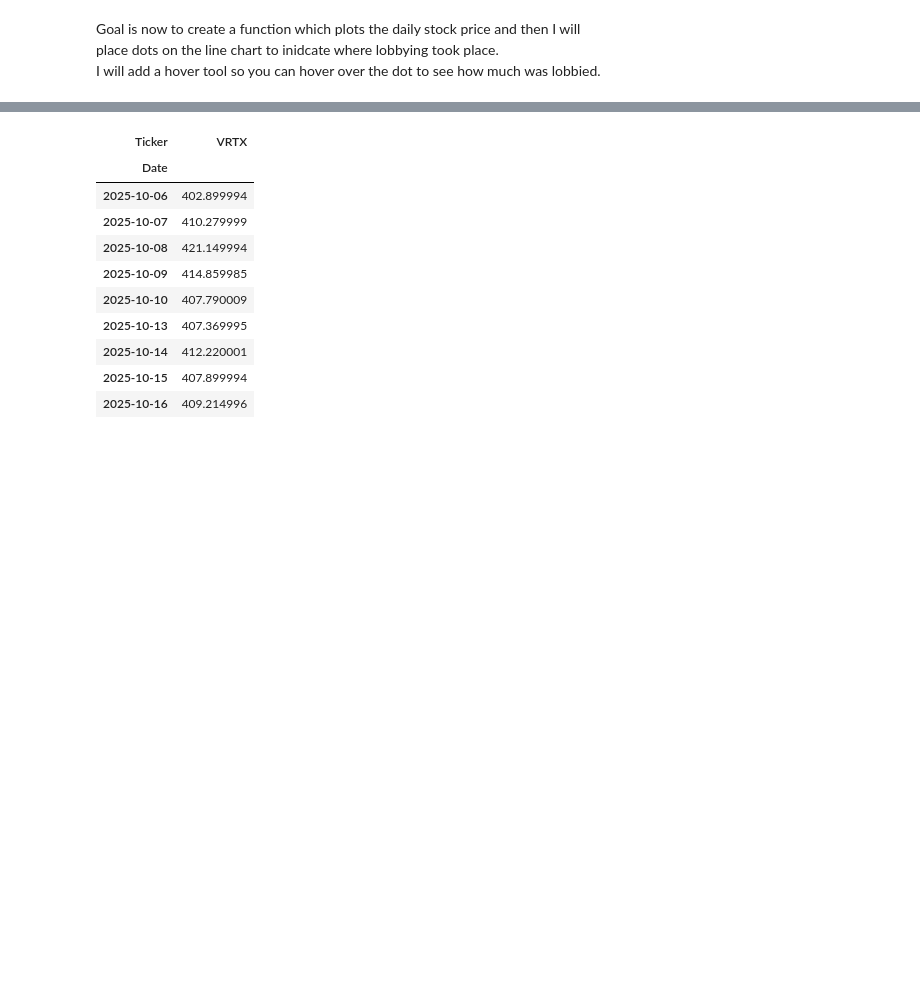
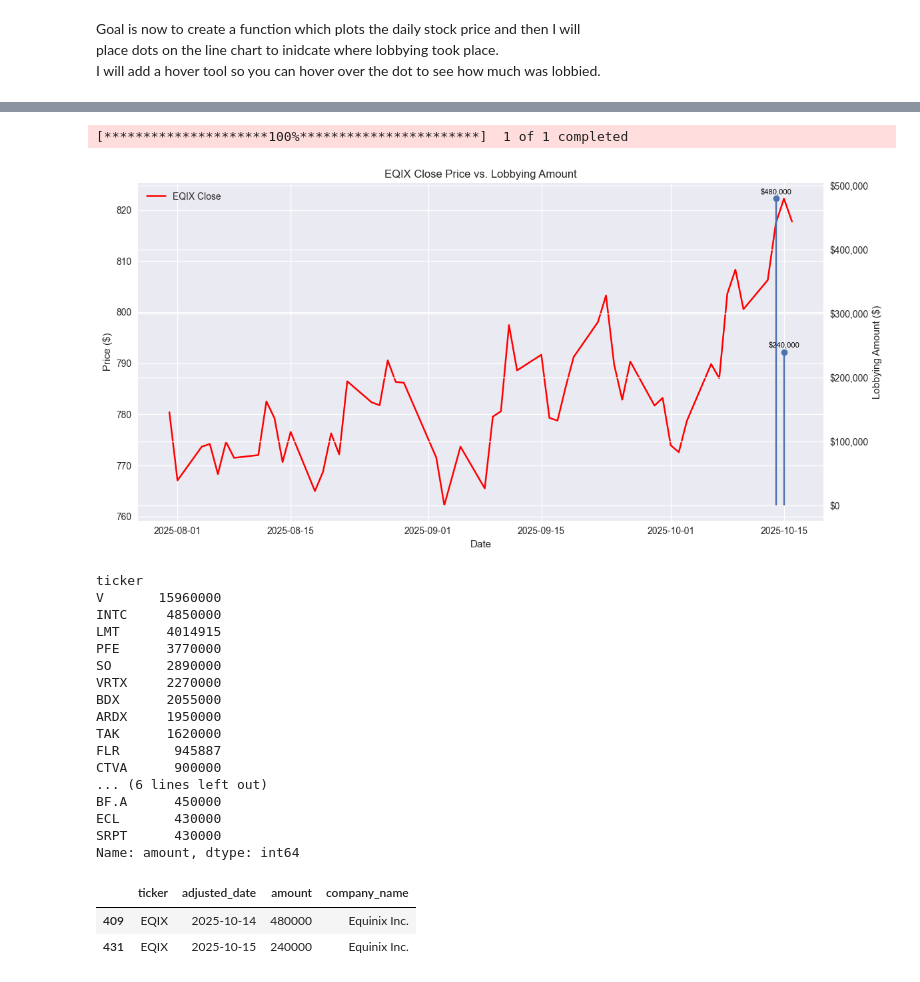
Before and after one commit to fonanroley/projects, a Jupyter notebook: corp_lobb_analysis.ipynb, the cells around one changed output, grey strips where cells are left out. Drawn from its saved outputs; the diff is of its cells as text; code cells hidden in the pictures; blank space fills up the shorter version.

```diff
--- a/corp_lobb_analysis.ipynb
+++ b/corp_lobb_analysis.ipynb
@@ -129,37 +129,3 @@ df[df['ticker'] == 'V']
 Holy shit - they spent $16m dollars in one day on lobbying - lets see how their stock has since reacted to see if there has been a<br>
 significant reaction
 </p>
-# %%
-# Example stock data
-ticker = yf.Ticker("V")
-price_data = ticker.history(period="30d", interval="1d")
-
-# Filter Visa
-visa_df = df[df['ticker'] == 'V']
-
-# Compute total Amount
-total_amount = visa_df['amount'].sum()
-
-# Pick a date to position the bar (e.g., the last date in your stock data)
-bar_date = pd.to_datetime("2025-09-26")
-
-# --- Plot ---
-fig, ax1 = plt.subplots(figsize=(12,6))
-
-# Stock price
-ax1.plot(price_data.index, price_data["Close"], label="Visa Stock Price (Hourly)", color="blue")
-ax1.set_xlabel("Date")
-ax1.set_ylabel("Stock Price (USD)", color="blue")
-ax1.tick_params(axis="y", labelcolor="blue")
-
-# Amount bar on secondary y-axis
-ax2 = ax1.twinx()
-ax2.bar(bar_date, total_amount, width=0.5, color="red", alpha=0.5, label="Total Amount Lobbyed")
-ax2.set_ylabel("Amount Lobbyed", color="red")
-ax2.tick_params(axis="y", labelcolor="red")
-
-# Title and legends
-fig.suptitle("Visa Stock Price with Total Amount Lobbyed Overlay")
-fig.legend(loc="upper left")
-
-plt.show()
@@ -289,14 +231,31 @@ plt.show()
+# %%
+lobbying_viz('EQIX')
+# %% [output]
+[*********************100%***********************]  1 of 1 completed
+[figure, added]
 # %%
-close
+df_collapsed.groupby('ticker')['amount'].sum().sort_values(ascending=False).head(20)
 # %% [output]
-| Ticker | VRTX |
-| Date |  |
-| 2025-10-06 | 402.899994 |
-| 2025-10-07 | 410.279999 |
-| 2025-10-08 | 421.149994 |
-| 2025-10-09 | 414.859985 |
-| 2025-10-10 | 407.790009 |
-| 2025-10-13 | 407.369995 |
-| 2025-10-14 | 412.220001 |
-| 2025-10-15 | 407.899994 |
-| 2025-10-16 | 409.214996 |
+ticker
+V       15960000
+INTC     4850000
+LMT      4014915
+PFE      3770000
+SO       2890000
+VRTX     2270000
+BDX      2055000
+ARDX     1950000
+TAK      1620000
+FLR       945887
+CTVA      900000
+... (6 lines left out)
+BF.A      450000
+ECL       430000
+SRPT      430000
+Name: amount, dtype: int64
+# %%
+df_collapsed[df_collapsed['ticker'] == 'EQIX']
+# %% [output]
+|  | ticker | adjusted_date | amount | company_name |
+| 409 | EQIX | 2025-10-14 | 480000 | Equinix Inc. |
+| 431 | EQIX | 2025-10-15 | 240000 | Equinix Inc. |
```
Also changed, not shown: parts of 5 cells of this notebook.
